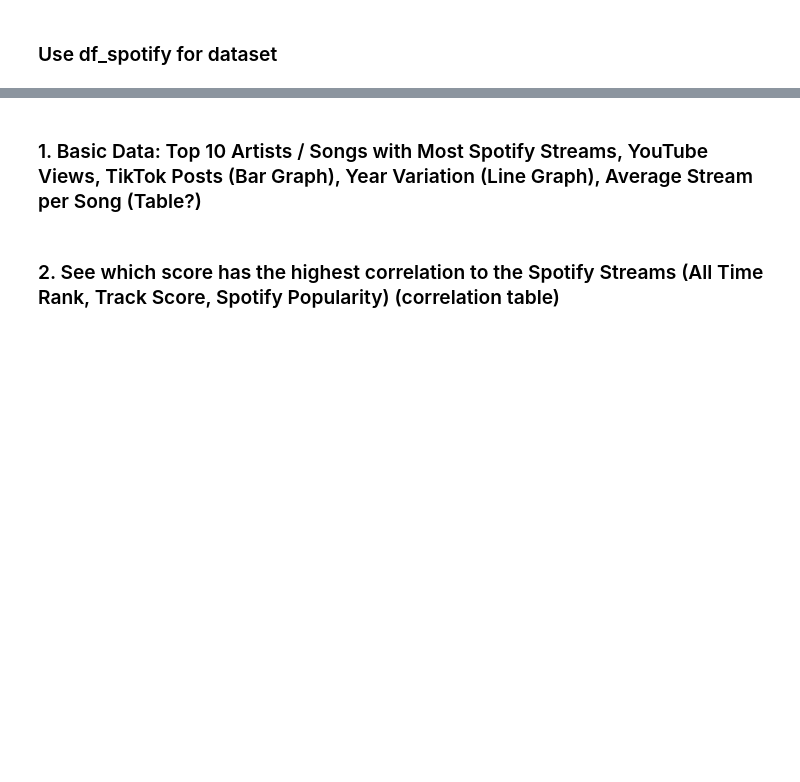
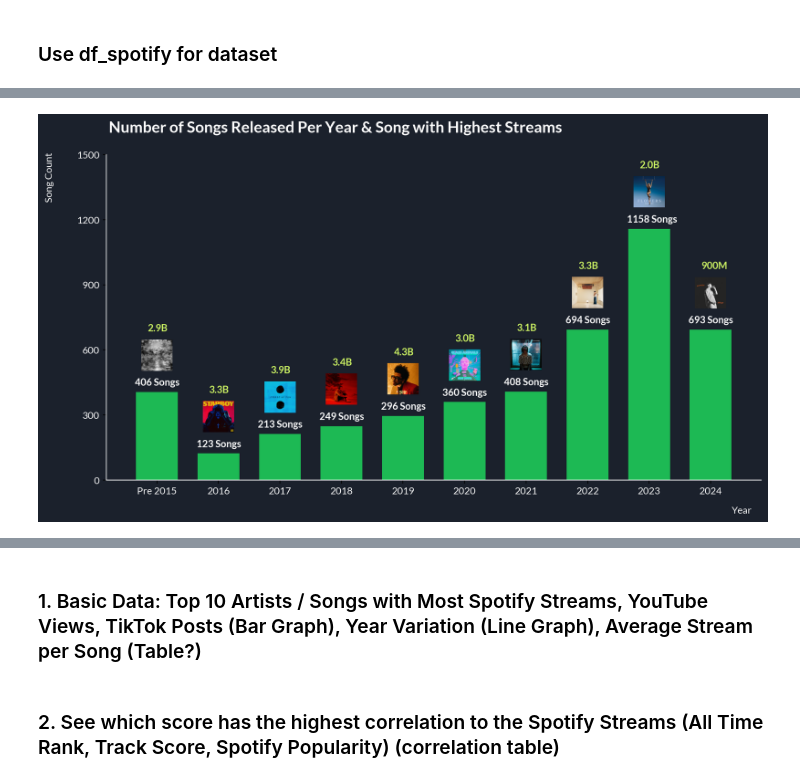
Before and after one commit to suhholee/Spotify-EDA-and-Visualization, a Jupyter notebook: MSDS 593_Group 23_Final Presentation.ipynb, the cells around one changed output, grey strips where cells are left out. Cells and saved outputs as stored; diff of their text form; code cells hidden in the pictures; blank space fills up the shorter version.

```diff
--- a/MSDS 593_Group 23_Final Presentation.ipynb
+++ b/MSDS 593_Group 23_Final Presentation.ipynb
@@ -208,0 +284,53 @@ df_spotify.describe()
+# %%
+pre_2015 = df_spotify[df_spotify['Release Year'] <= 2015]
+six = df_spotify[df_spotify['Release Year'] == 2016]
+seven = df_spotify[df_spotify['Release Year'] == 2017]
+eight = df_spotify[df_spotify['Release Year'] == 2018]
+nine = df_spotify[df_spotify['Release Year'] == 2019]
+ten = df_spotify[df_spotify['Release Year'] == 2020]
+one = df_spotify[df_spotify['Release Year'] == 2021]
+two = df_spotify[df_spotify['Release Year'] == 2022]
+three = df_spotify[df_spotify['Release Year'] == 2023]
+four = df_spotify[df_spotify['Release Year'] == 2024]
+
+song_count = pd.Series([len(pre_2015), len(six), len(seven), len(eight), len(nine), len(ten), len(one), len(two), len(three), len(four)])
+x = np.arange(len(song_count))
+
+fig, ax = plt.subplots(figsize=(12,6))
+ax.bar(x, song_count, width=0.68, color='#1DB954')
+
+for i, label in enumerate(range(len(song_count))):
+    ax.annotate(f"{song_count.iloc[i]} Songs", (i-0.36, song_count.iloc[i]+30), size=10, annotation_clip=False, color='white', fontweight='bold')
+
+streams = pd.Series(['2.9B', '3.3B', '3.9B', '3.4B', '4.3B', '3.0B', '3.1B', '3.3B', '2.0B', '900M'])
+for i, label in enumerate(range(len(streams))):
+    ax.annotate(f"{rank.iloc[i]}", (i-0.15, song_count.iloc[i]+280), size=10, annotation_clip=False, color='#cdf564', fontweight='bold')
+
+images = ['./songs/sweater_weather.jpeg', './songs/starboy.jpeg', './songs/shape_of_you.jpeg', './songs/someone_you_loved.jpeg', './songs/blinding_lights.jpeg', './songs/heat_waves.webp', './songs/stay.jpeg', './songs/as_it_was.jpeg', './songs/flowers.jpg', './songs/beautiful_things.jpeg']
+for i, image in enumerate(images):
+    img = plt.imread(image)
+    img = np.array(Image.open(image).resize((80, 80)))
+    imagebox = OffsetImage(img, zoom=0.4)
+    imagebox.image.axes = ax
+    ab = AnnotationBbox(imagebox, (i, song_count.iloc[i] + 170), frameon=False)
+    ax.add_artist(ab)
+
+ax.set_xlabel('Year', color='white')
+ax.set_xticks(x)
+ax.set_xticklabels(['Pre 2015',2016,2017,2018,2019,2020,2021,2022,2023,2024], color='white')
+ax.set_ylabel('Song Count', color='white')
+ax.set_yticks(np.arange(0, 1501, 300))
+ax.set_yticklabels(np.arange(0, 1501, 300), color='white')
+ax.set_title('Number of Songs Released Per Year & Song with Highest Streams', color='white', fontsize=16, fontweight='bold', x=0.35, y=1.05)
+ax.spines['top'].set_visible(False)
+ax.spines['right'].set_visible(False)
+ax.spines['bottom'].set_color('white')
+ax.spines['left'].set_color('white')
+ax.xaxis.set_label_coords(0.97, -0.08)
+ax.yaxis.set_label_coords(-0.08, 0.93)
+ax.set_facecolor(color='#1b212c')
+fig.patch.set_facecolor('#1b212c')
+fig.savefig('song_release_streams.png', dpi=300, bbox_inches='tight')
+plt.show()
+# %% [output]
+[figure, added]
```
Also changed, not shown: parts of 16 cells of this notebook, 19 other files.
